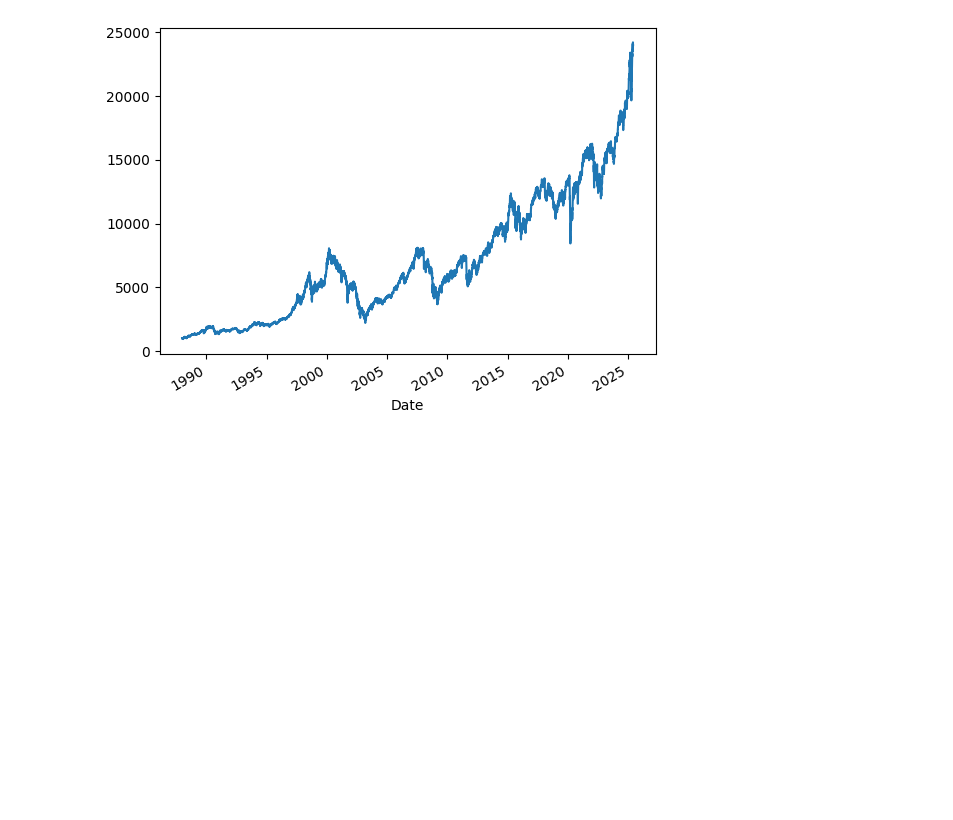
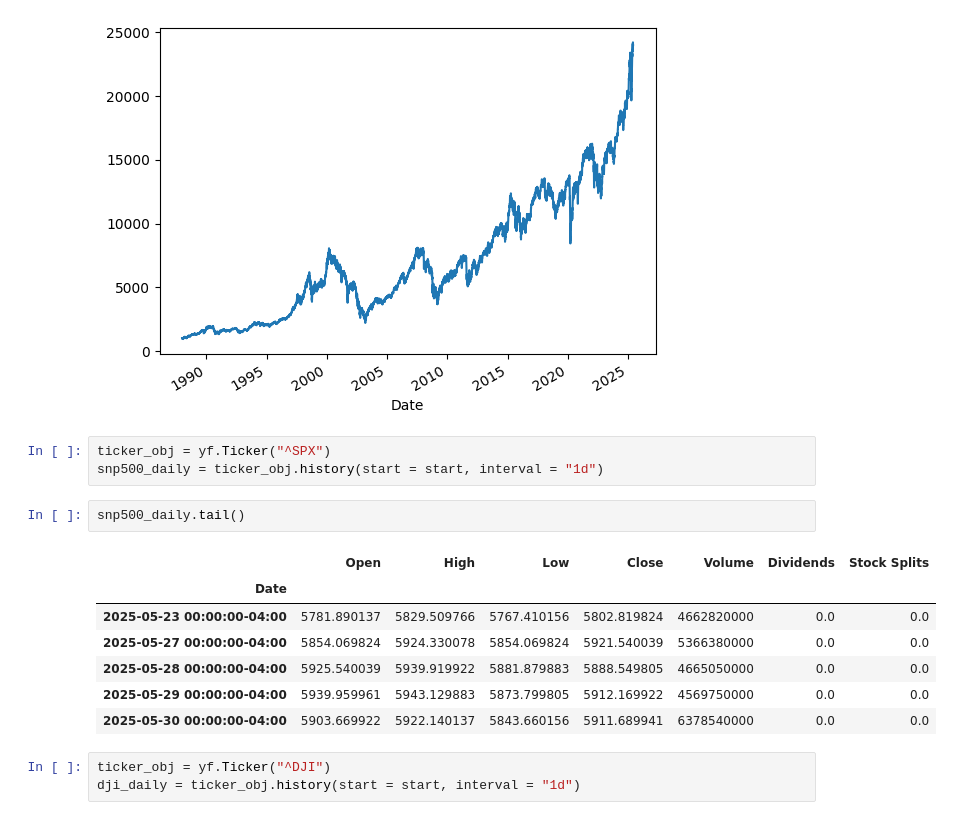
Before and after one commit to nathadriele/stock-markets-analytics-zoomcamp, a Jupyter notebook: 01-intro-and-data-sources/hw-intro.ipynb, the cells around one changed output. Cells and saved outputs as stored; diff of their text form; blank space fills up the shorter version.

```diff
--- a/01-intro-and-data-sources/hw-intro.ipynb
+++ b/01-intro-and-data-sources/hw-intro.ipynb
@@ -306,3 +303,19 @@ dax_daily['Close'].plot.line()
 # %% [output]
 <Axes: xlabel='Date'>
 [figure]
+# %%
+ticker_obj = yf.Ticker("^SPX")
+snp500_daily = ticker_obj.history(start = start, interval = "1d")
+# %%
+snp500_daily.tail()
+# %% [output]
+|  | Open | High | Low | Close | Volume | Dividends | Stock Splits |
+| Date |  |  |  |  |  |  |  |
+| 2025-05-23 00:00:00-04:00 | 5781.890137 | 5829.509766 | 5767.410156 | 5802.819824 | 4662820000 | 0.0 | 0.0 |
+| 2025-05-27 00:00:00-04:00 | 5854.069824 | 5924.330078 | 5854.069824 | 5921.540039 | 5366380000 | 0.0 | 0.0 |
+| 2025-05-28 00:00:00-04:00 | 5925.540039 | 5939.919922 | 5881.879883 | 5888.549805 | 4665050000 | 0.0 | 0.0 |
+| 2025-05-29 00:00:00-04:00 | 5939.959961 | 5943.129883 | 5873.799805 | 5912.169922 | 4569750000 | 0.0 | 0.0 |
+| 2025-05-30 00:00:00-04:00 | 5903.669922 | 5922.140137 | 5843.660156 | 5911.689941 | 6378540000 | 0.0 | 0.0 |
+# %%
+ticker_obj = yf.Ticker("^DJI")
+dji_daily = ticker_obj.history(start = start, interval = "1d")
```
Also changed, not shown: parts of 4 cells of this notebook.
